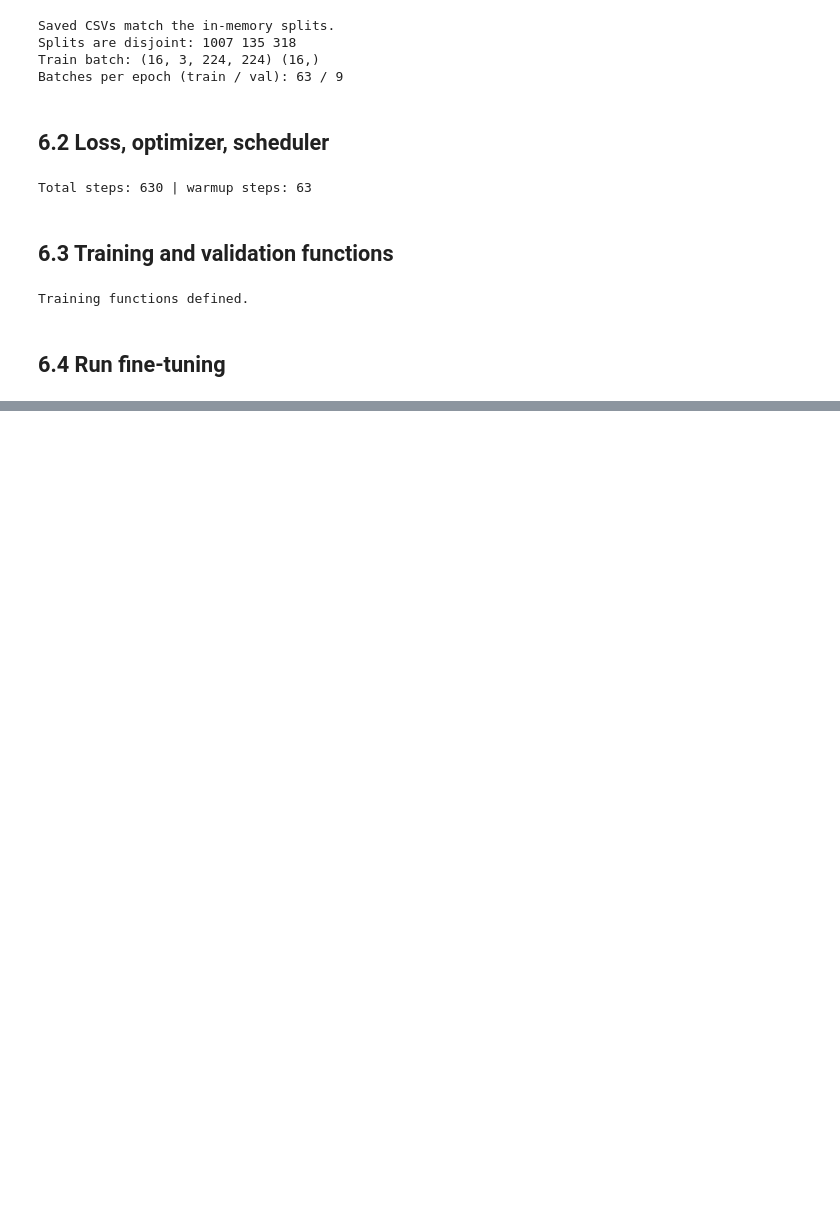
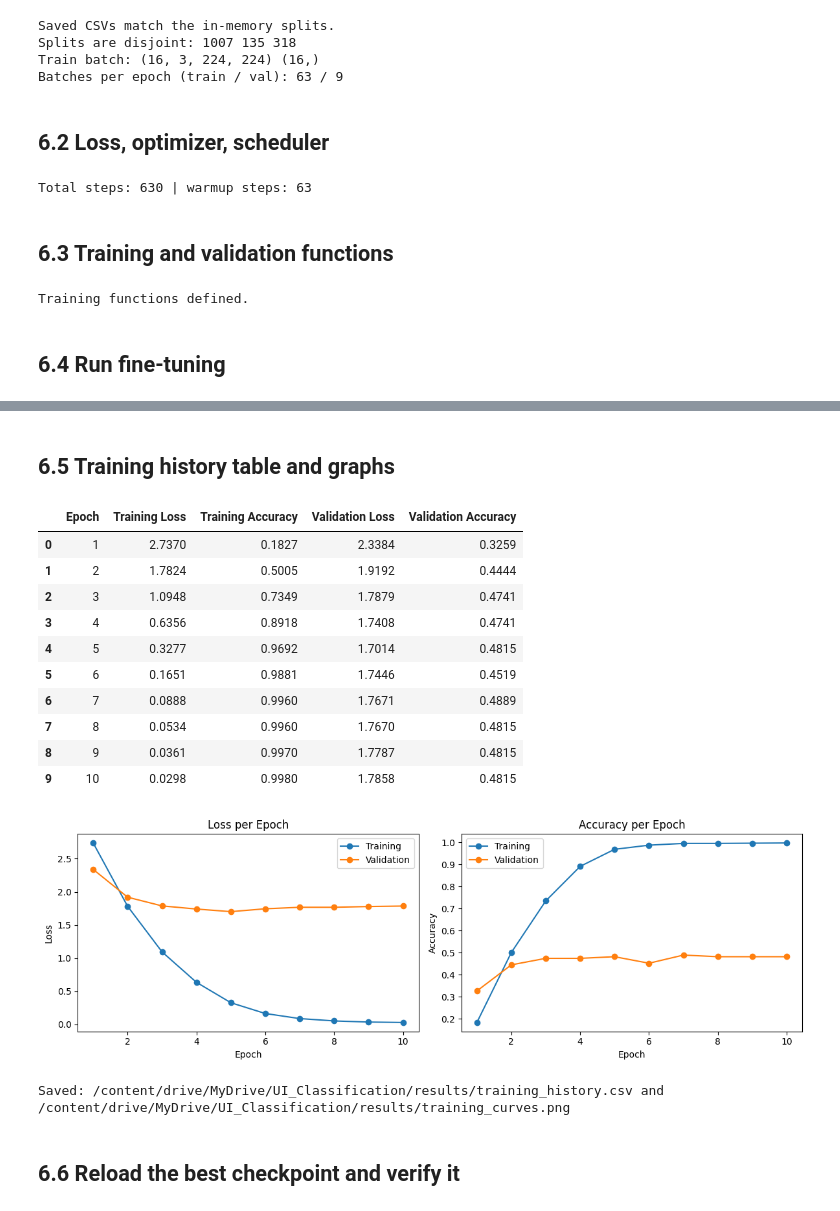
Before and after one commit to BolandoKen/mobile-ui-screen-classification, a Jupyter notebook: noteboooks/mobile-ui-screen-classification.ipynb, the cells around one changed output, grey strips where cells are left out. Saved outputs shown, nothing was run; the diff lists cells and outputs as text; code cells hidden in the pictures; blank space fills up the shorter version.

```diff
--- a/noteboooks/mobile-ui-screen-classification.ipynb
+++ b/noteboooks/mobile-ui-screen-classification.ipynb
@@ -1413,0 +1423,43 @@ Best checkpoint: /content/drive/MyDrive/UI_Classification/trained_model/vit_enri
+# %% [markdown]
+## 6.5 Training history table and graphs
+# %%
+history_df = pd.read_csv(HISTORY_CSV)
+
+display(history_df.rename(columns={
+    "epoch": "Epoch", "train_loss": "Training Loss", "train_acc": "Training Accuracy",
+    "val_loss": "Validation Loss", "val_acc": "Validation Accuracy",
+}).round(4))
+
+fig, axes = plt.subplots(1, 2, figsize=(12, 4))
+
+axes[0].plot(history_df["epoch"], history_df["train_loss"], marker="o", label="Training")
+axes[0].plot(history_df["epoch"], history_df["val_loss"], marker="o", label="Validation")
+axes[0].set_title("Loss per Epoch")
+axes[0].set_xlabel("Epoch"); axes[0].set_ylabel("Loss"); axes[0].legend()
+
+axes[1].plot(history_df["epoch"], history_df["train_acc"], marker="o", label="Training")
+axes[1].plot(history_df["epoch"], history_df["val_acc"], marker="o", label="Validation")
+axes[1].set_title("Accuracy per Epoch")
+axes[1].set_xlabel("Epoch"); axes[1].set_ylabel("Accuracy"); axes[1].legend()
+
+plt.tight_layout()
+plot_path = os.path.join(RESULTS_DIR, "training_curves.png")
+plt.savefig(plot_path, dpi=150, bbox_inches="tight")
+plt.show()
+print("Saved:", HISTORY_CSV, "and", plot_path)
+# %% [output]
+|  | Epoch | Training Loss | Training Accuracy | Validation Loss | Validation Accuracy |
+| 0 | 1 | 2.7370 | 0.1827 | 2.3384 | 0.3259 |
+| 1 | 2 | 1.7824 | 0.5005 | 1.9192 | 0.4444 |
+| 2 | 3 | 1.0948 | 0.7349 | 1.7879 | 0.4741 |
+| 3 | 4 | 0.6356 | 0.8918 | 1.7408 | 0.4741 |
+| 4 | 5 | 0.3277 | 0.9692 | 1.7014 | 0.4815 |
+| 5 | 6 | 0.1651 | 0.9881 | 1.7446 | 0.4519 |
+| 6 | 7 | 0.0888 | 0.9960 | 1.7671 | 0.4889 |
+| 7 | 8 | 0.0534 | 0.9960 | 1.7670 | 0.4815 |
+| 8 | 9 | 0.0361 | 0.9970 | 1.7787 | 0.4815 |
+| 9 | 10 | 0.0298 | 0.9980 | 1.7858 | 0.4815 |
+[figure, added]
+Saved: /content/drive/MyDrive/UI_Classification/results/training_history.csv and /content/drive/MyDrive/UI_Classification/results/training_curves.png
+# %% [markdown]
+## 6.6 Reload the best checkpoint and verify it
```
Also changed, not shown: parts of 8 cells of this notebook.
